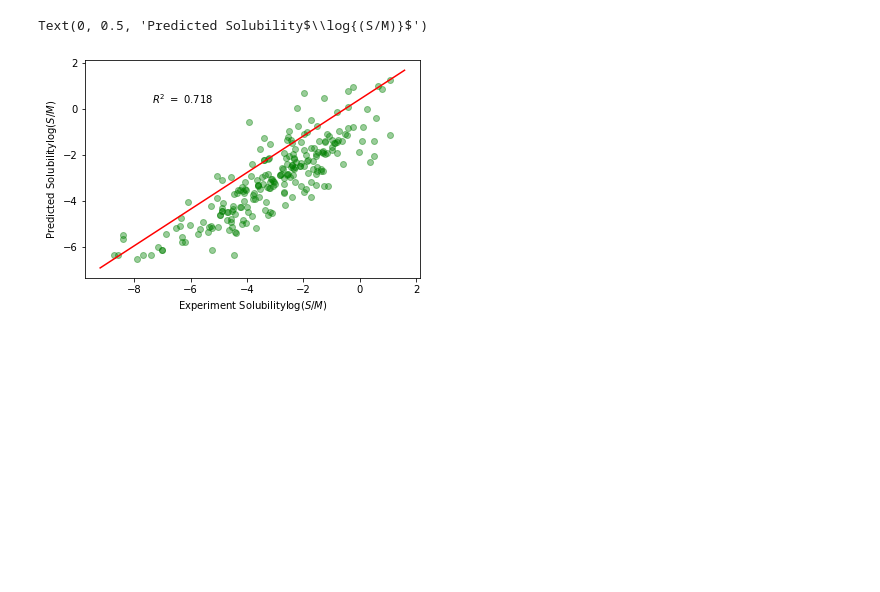
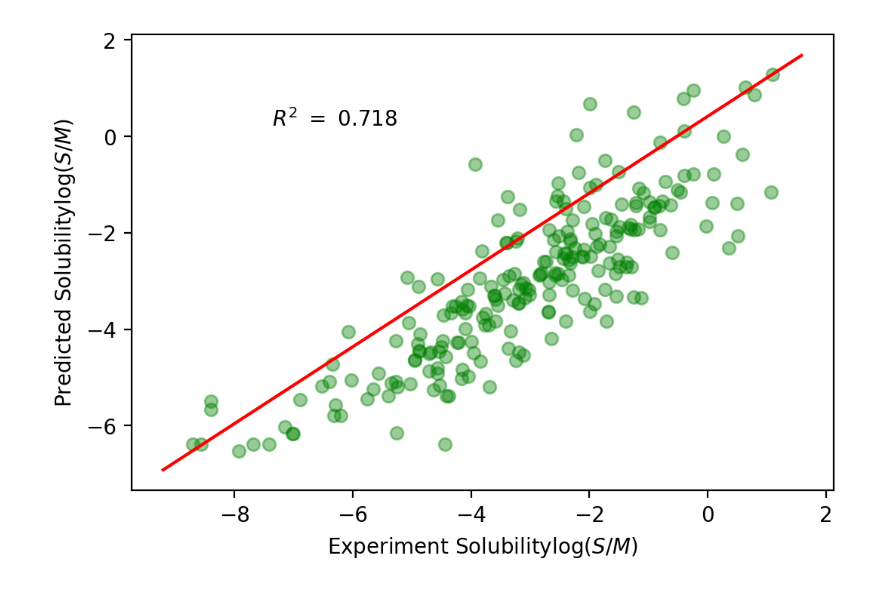
Before and after one commit to ChrisInBed/ADMET_RNN, a Jupyter notebook: evaluation.ipynb, the cells around one changed output. Cells and saved outputs as stored; diff of their text form; code cells hidden in the pictures; blank space fills up the shorter version.

```diff
--- a/evaluation.ipynb
+++ b/evaluation.ipynb
@@ -16,18 +16,17 @@ smiles_test = data_test['smiles'].values
 target_test = data_test['solubility'].values
 target_pred = model.predict(smiles_test)
 # %%
-fig, ax = plt.subplots()
+fig, ax = plt.subplots(dpi=200)
 ax.scatter(target_test, target_pred, c='g', alpha=0.4)
 ax.plot(ax.get_xlim(), ax.get_ylim(), '-r')
 r2_result = r2_score(target_test, target_pred)
 ax.text(0.8 * ax.get_xlim()[0] + 0.2 * ax.get_xlim()[1], 0.2 * ax.get_ylim()[0] + 0.8 * ax.get_ylim()[1],
         fr'$R^{{2}}\ =\ {r2_result:.3f}$')
 ax.set_xlabel(r'Experiment Solubility' + r'$\log{(S/M)}$')
 ax.set_ylabel(r'Predicted Solubility' + r'$\log{(S/M)}$')
-# fig.savefig('solnet_eval.svg')
+fig.savefig('solnet_eval.png')
 # %% [output]
-Text(0, 0.5, 'Predicted Solubility$\\log{(S/M)}$')
-[figure, old version]
+[figure, new version]
 # %%
 # 由上图可见估计有偏 通过线性回归描述这一偏差
 import statsmodels.api as sm
```
Also changed, not shown: parts of 2 cells of this notebook, 16 other files.
